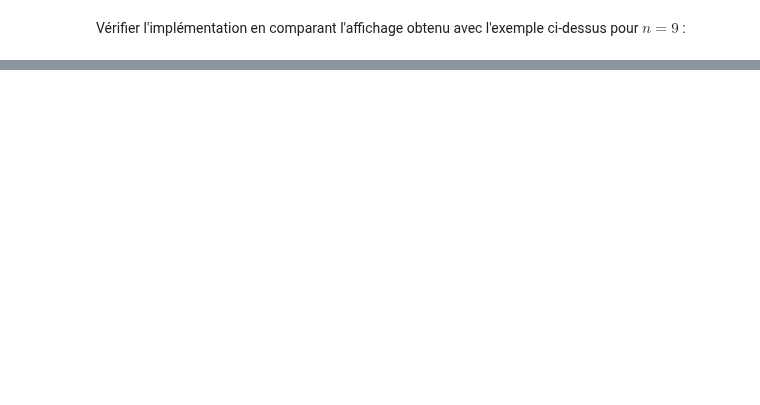
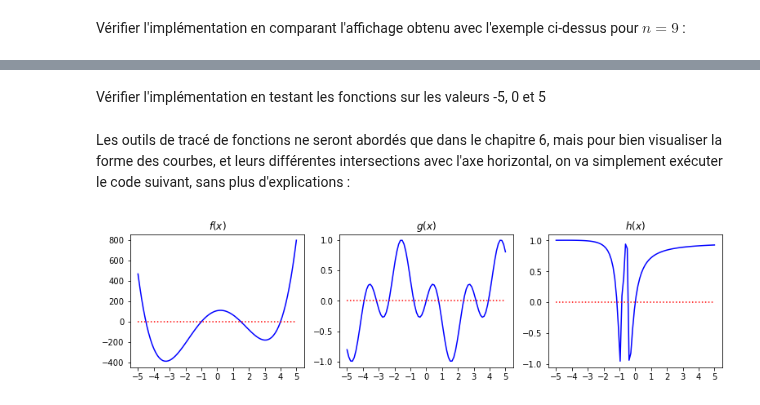
Before and after one commit to mas-outinfo/outinfo, a Jupyter notebook: B-Python.ipynb, the cells around one changed output, grey strips where cells are left out. Saved outputs shown, nothing was run; the diff lists cells and outputs as text; code cells hidden in the pictures; blank space fills up the shorter version.

```diff
--- a/B-Python.ipynb
+++ b/B-Python.ipynb
@@ -190,0 +309,2 @@ A suivre...
+# %% [markdown]
+Vérifier l'implémentation en testant les fonctions sur les valeurs -5, 0 et 5
@@ -190,0 +315,12 @@ A suivre...
+# %% [markdown]
+Les outils de tracé de fonctions ne seront abordés que dans le chapitre 6, mais pour bien visualiser la forme des courbes, et leurs différentes intersections avec l'axe horizontal, on va simplement exécuter le code suivant, sans plus d'explications :
+# %%
+import numpy as np, matplotlib.pyplot as mp
+cos, sin = np.cos, np.sin # overwrite cos/sin from 'math' by cos/sin from 'numpy'
+x = np.linspace(-5, 5, 90); zero = np.zeros_like(x) # uniform sampling for x in range [-5,5]
+fig, axes = mp.subplots(1, 3, figsize=(13,3)) # create figure containing 3 horizontal subplots
+mp.setp(axes, xticks=[-5,-4,-3,-2,-1,0,1,2,3,4,5]) # force tick labels on x axis
+for n, func, title in ((0, f, '$f(x)$'), (1, g, '$g(x)$'), (2, h, '$h(x)$')): # loop over f, g, h
+  axes[n].plot(x, func(x), 'b-', x, zero, 'r:'); axes[n].set_title(title) # plot and set title
+# %% [output]
+[figure, added]
```
Also changed, not shown: parts of 119 cells of this notebook, 1 other file.
